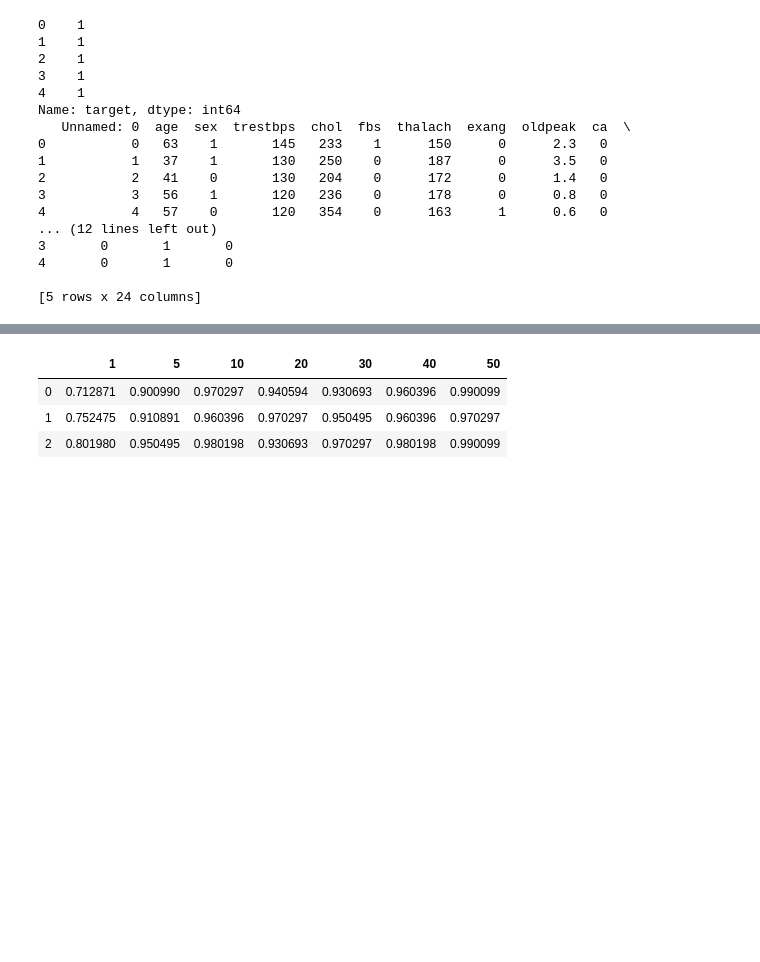
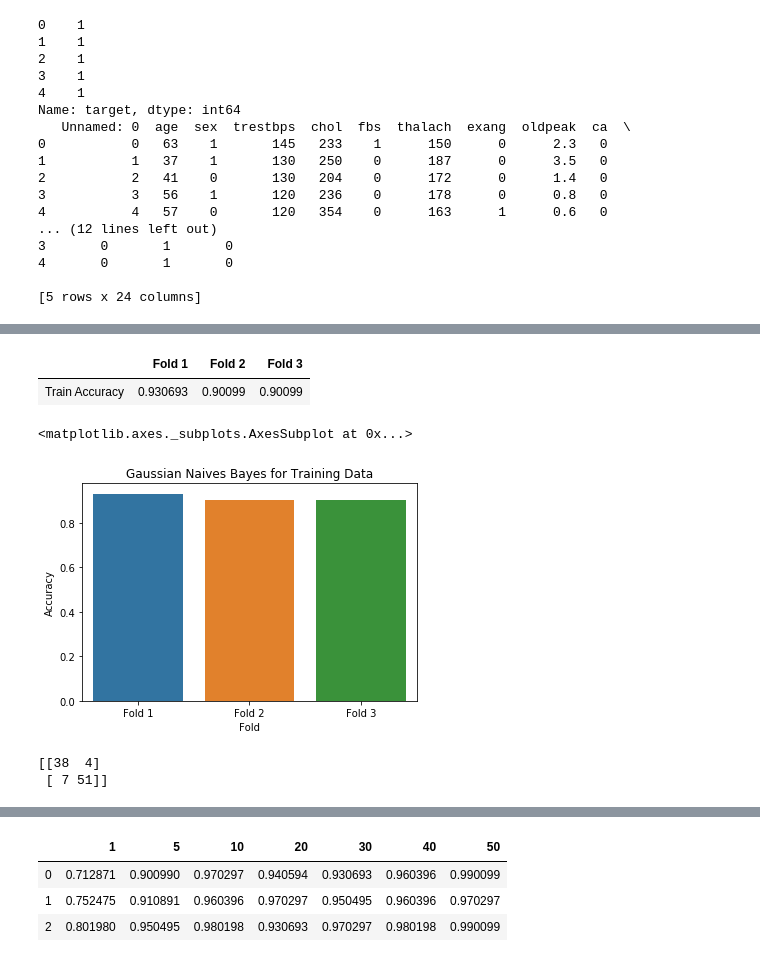
Before and after one commit to TreadKing/Data-Science, a Jupyter notebook: Project/Devang_Patel_Project_Part2.ipynb, the cells around one changed output, grey strips where cells are left out. Saved outputs shown, nothing was run; the diff lists cells and outputs as text; code cells hidden in the pictures; blank space fills up the shorter version.

```diff
--- a/Project/Devang_Patel_Project_Part2.ipynb
+++ b/Project/Devang_Patel_Project_Part2.ipynb
@@ -67,0 +90,22 @@ gnb_table
+# %%
+gnb_table_train = gnb_table_train.transpose()
+gnb_table_train
+# %% [output]
+|  | Fold 1 | Fold 2 | Fold 3 |
+| Train Accuracy | 0.930693 | 0.90099 | 0.90099 |
+# %%
+bargraph = sns.barplot(data = gnb_table_train)
+bargraph.set(xlabel = 'Fold', ylabel = 'Accuracy', title = 'Gaussian Naives Bayes for Training Data')
+bargraph
+# %% [output]
+<matplotlib.axes._subplots.AxesSubplot at 0x...>
+[figure, added]
+# %%
+X_train, X_test, y_train, y_test = train_test_split(X, y, test_size=0.33, random_state=42)
+gnb.fit(X_train, y_train)
+y_pred = gnb.predict(X_test)
+confmat = confusion_matrix(y_true=y_test, y_pred=y_pred)
+print(confmat)
+# %% [output]
+[[38  4]
+ [ 7 51]]
```
Also changed, not shown: parts of 17 cells of this notebook.
